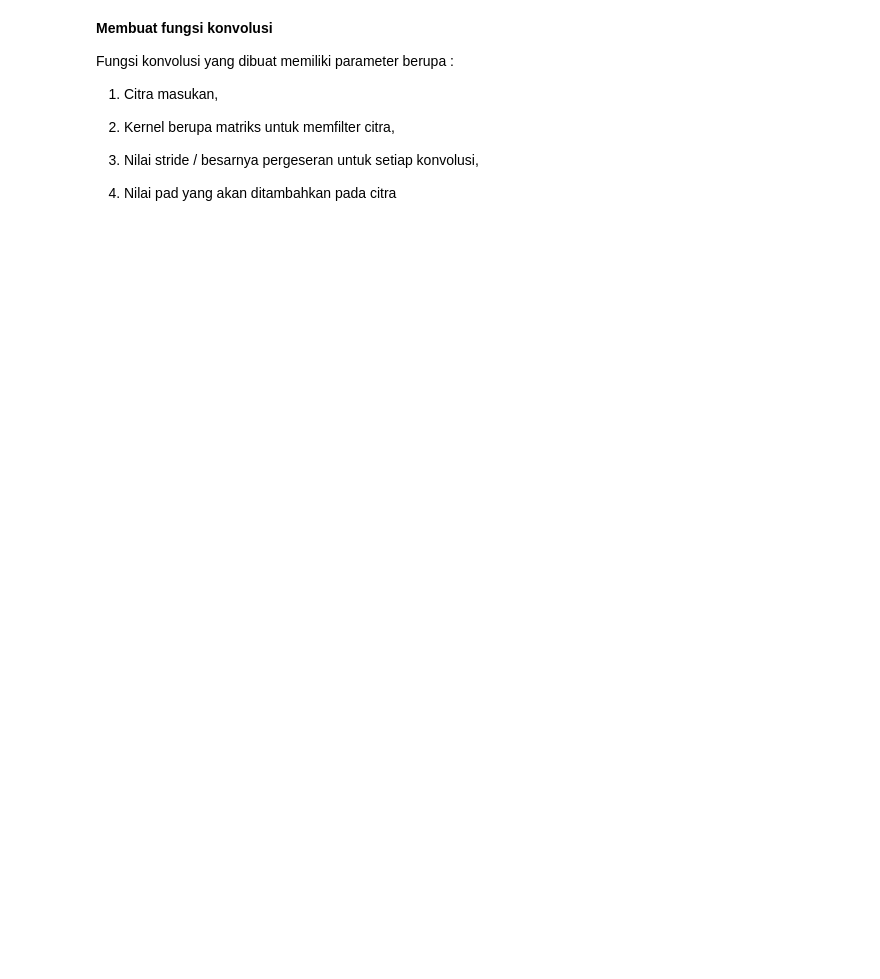
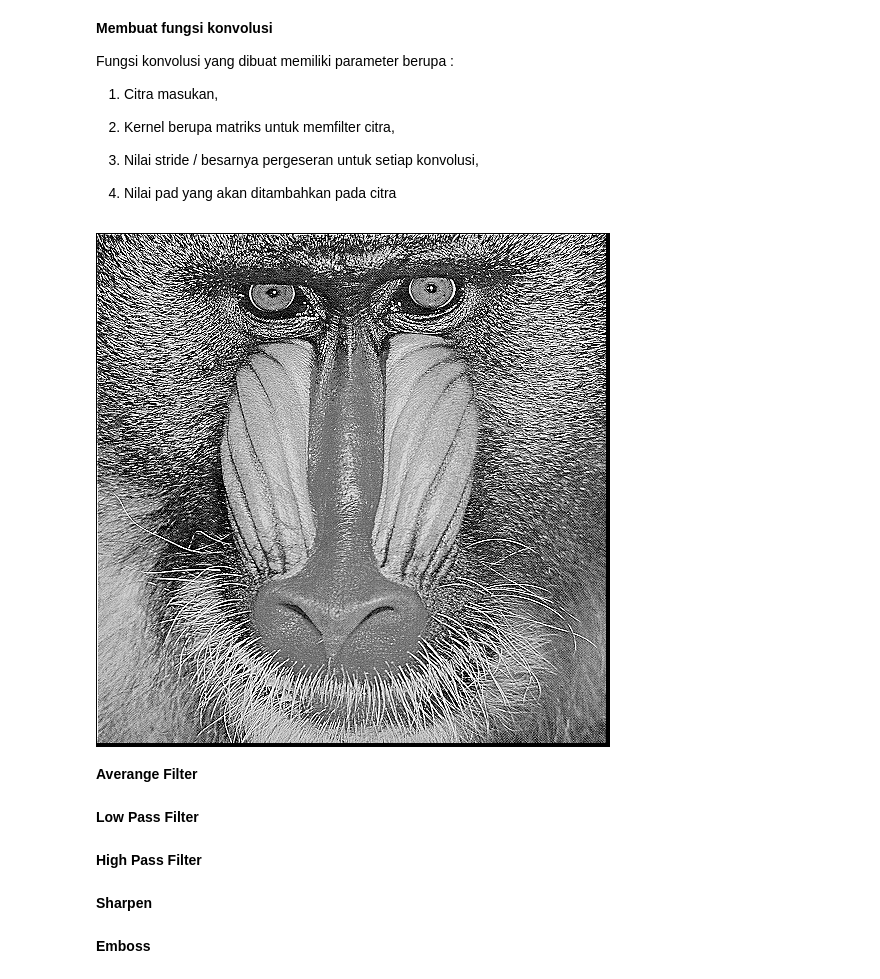
Before and after one commit to rizkinahayyuni/PCVK_Genap_2022, a Jupyter notebook: Modul7.ipynb, the cells around one changed output. Saved outputs shown, nothing was run; the diff lists cells and outputs as text; code cells hidden in the pictures; blank space fills up the shorter version.

```diff
--- a/Modul7.ipynb
+++ b/Modul7.ipynb
@@ -32,3 +32,72 @@ Fungsi konvolusi yang dibuat memiliki parameter berupa :
 3. Nilai stride / besarnya pergeseran untuk setiap konvolusi,
 
 4. Nilai pad yang akan ditambahkan pada citra
+# %%
+# Fungsi untuk melakukan fungsi konvolusi secara manual
+def convolution2D(image, kernel, padding, strides):
+    # menjadikan korelasi silang dengan membalik matrik secara horizontal lalu vertical
+    kernel = np.flipud(np.fliplr(kernel))
+
+    # Mencari ukuran dari Kernel + Image + Padding
+    xKernShape = kernel.shape[0]
+    yKernShape = kernel.shape[1]
+    xImgShape = image.shape[0]
+    yImgShape = image.shape[1]
+
+    # Menetapkan ukuran hasil konvolution berdasarkan hasil pencarian ukuran
+    xOutput = int(((xImgShape - xKernShape + 2 * padding) / strides) + 1)
+    yOutput = int(((yImgShape - yKernShape + 2 * padding) / strides) + 1)
+    output = np.zeros((xOutput, yOutput))
+
+    # Menetapkan padding pada setiap sisi
+    if padding != 0:
+        imagePadded = np.zeros((image.shape[0] + padding*2, image.shape[1] + padding*2))
+        imagePadded[int(padding):int(-1 * padding), int(padding):int(-1 * padding)] = image
+        # print(imagePadded)
+    else:
+        imagePadded = image
+
+    # Perulangan untuk melakukan fungsi konvolusi
+    for y in range(image.shape[1]):
+        # pengkondisian jika memang telah sampai pada pada akhir batas y, dan akan keluar dari perulangan
+        if y > image.shape[1] - yKernShape:
+            break
+        # pengkondisian untuk memastikan  ukuran langkah setara dengan jumlah langkah yang ditentukan
+        if y % strides == 0:
+            for x in range(image.shape[0]):
+                # pengkondisian jika memang telah sampai akhir batas x, dan akan keluar dari perulangan
+                if x > image.shape[0] - xKernShape:
+                    break
+                try:
+                    # Melakukan rumus fungsi konvolusi jika x sudah dipindahkan oleh stride
+                    if x % strides == 0:
+                        output[x, y] = (kernel * imagePadded[x: x + xKernShape, y: y + yKernShape]).sum()
+                except:
+                    break
+
+    return output
+
+# membaca gambar
+img = cv.imread('/content/drive/MyDrive/DATA/mandrill.tiff')
+# mengubah gambar menjadi GRAY
+img_gray = cv.cvtColor(img, cv.COLOR_BGR2GRAY)
+
+# menentukan kernel yang digunakan
+kernel = np.array([[0, -1, 0], [-1, 5, -1], [0, -1, 0]])
+
+# memanggil fungsi konvolusi yang telah dibuat dan memberikan berbagai atribut yang diperlukan
+output = convolution2D(img_gray, kernel, 2, 1)
+# Menampilkan hasil
+cv2_imshow(output)
+# %% [output]
+[figure, added]
+# %% [markdown]
+**Averange Filter**
+# %% [markdown]
+**Low Pass Filter**
+# %% [markdown]
+**High Pass Filter**
+# %% [markdown]
+**Sharpen**
+# %% [markdown]
+**Emboss**
```
Also changed, not shown: parts of 4 cells of this notebook.
